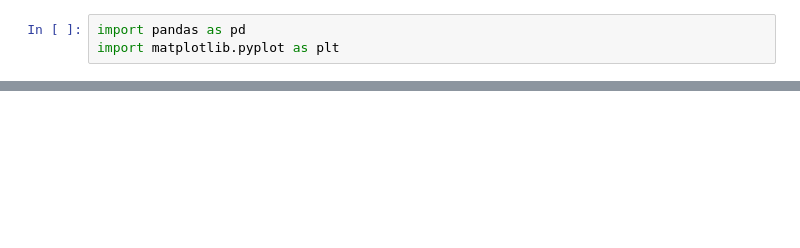
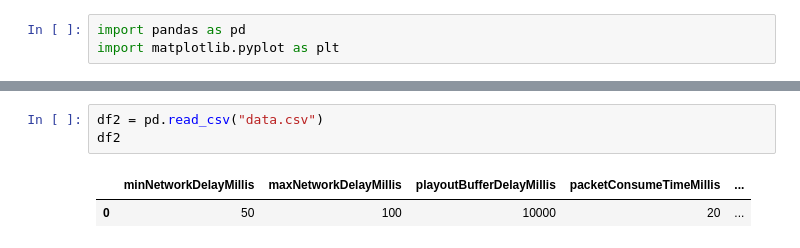
Before and after one commit to LucasMartelloNogueira/UFF-2024.2-TrabalhoRedesMM, a Jupyter notebook: analisys.ipynb, the cells around one changed output, grey strips where cells are left out. Drawn from its saved outputs; the diff is of its cells as text; blank space fills up the shorter version.

```diff
--- a/analisys.ipynb
+++ b/analisys.ipynb
@@ -35,0 +53,6 @@ plt.show()
+# %%
+df2 = pd.read_csv("data.csv")
+df2
+# %% [output]
+|  | minNetworkDelayMillis | maxNetworkDelayMillis | playoutBufferDelayMillis | packetConsumeTimeMillis | ... |
+| 0 | 50 | 100 | 10000 | 20 | ... |
```
Also changed, not shown: parts of 5 cells of this notebook, 6 other files.
